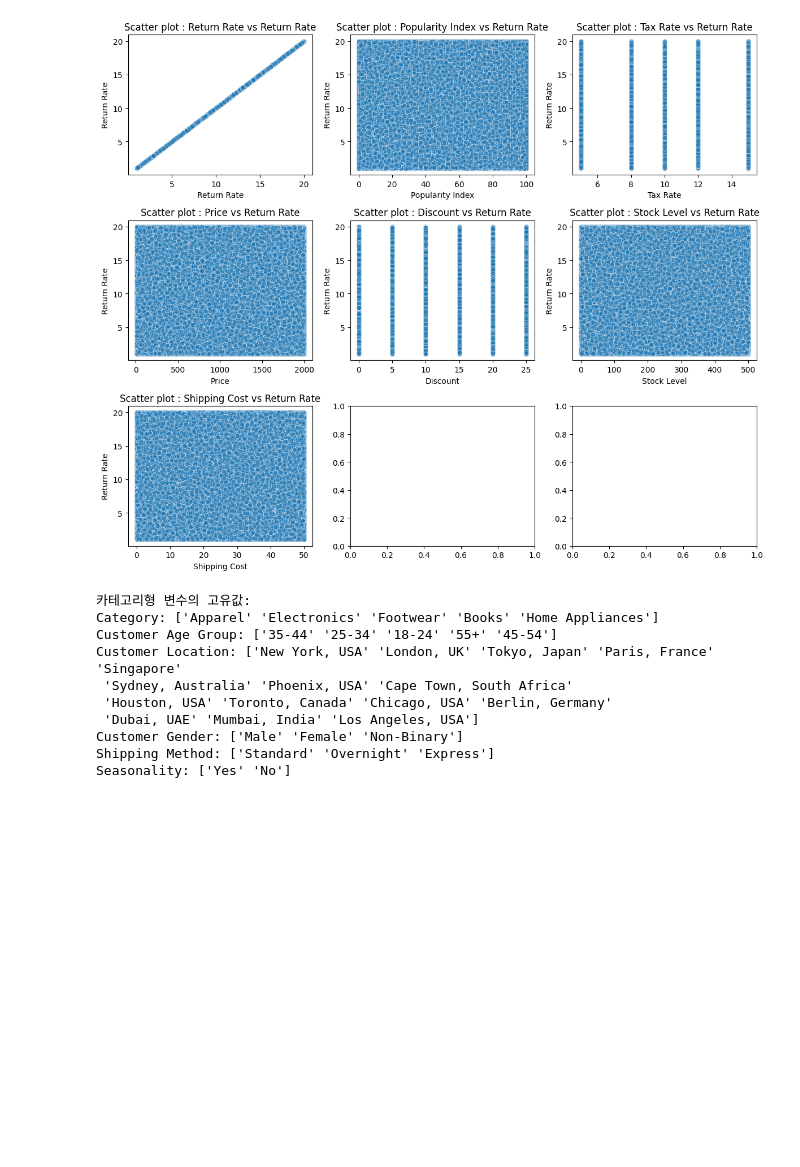
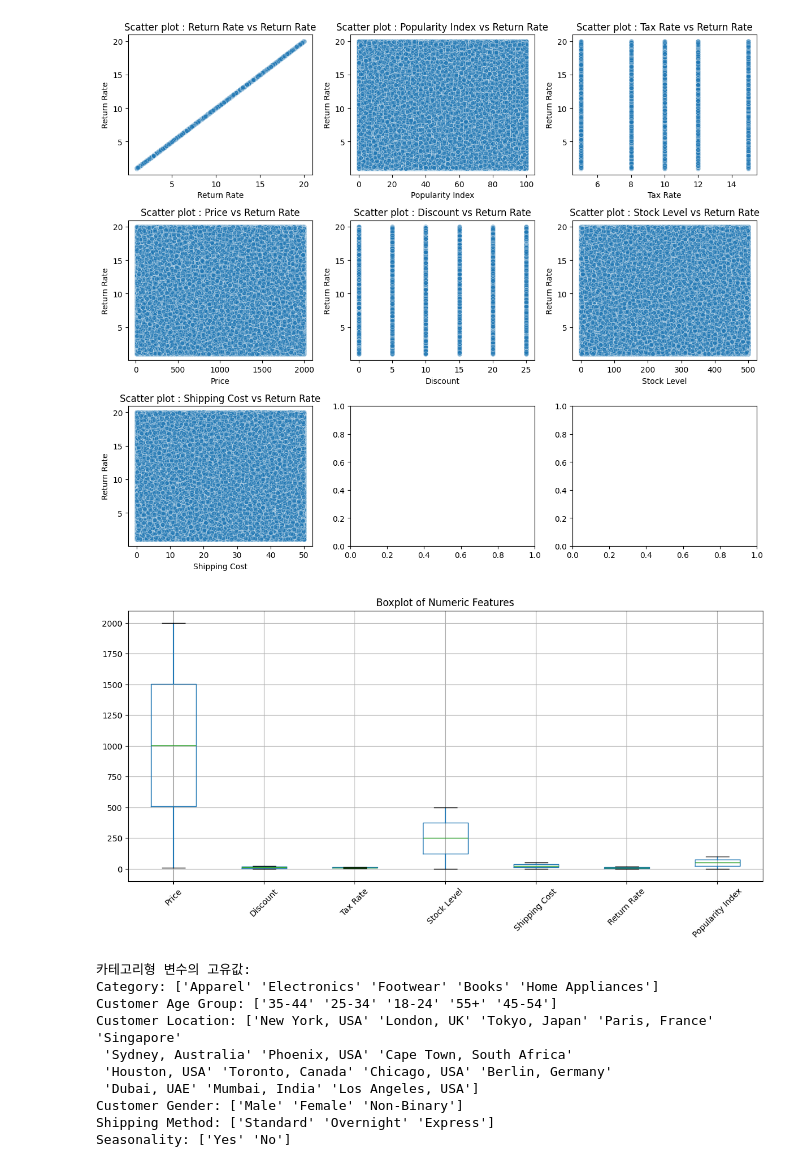
Before and after one commit to halley1116/2025_DA_study, a Jupyter notebook: team2/2주차/2nd.ipynb, the cells around one changed output. Saved outputs shown, nothing was run; the diff lists cells and outputs as text; code cells hidden in the pictures; blank space fills up the shorter version.

```diff
--- a/team2/2주차/2nd.ipynb
+++ b/team2/2주차/2nd.ipynb
@@ -152,6 +152,13 @@ plt.tight_layout()
 plt.show()
 # %% [output]
 [figure]
+# %%
+plt.figure(figsize=(len(numeric_cols) * 2, 6))
+df[numeric_cols].boxplot(rot=45)  # X축 라벨 회전
+plt.title("Boxplot of Numeric Features")
+plt.show()
+# %% [output]
+[figure, added]
 # %%
 # categorical_columns = df.select_dtypes(exclude=['int64', 'float64']).columns
 
```
Also changed, not shown: parts of 9 cells of this notebook.
